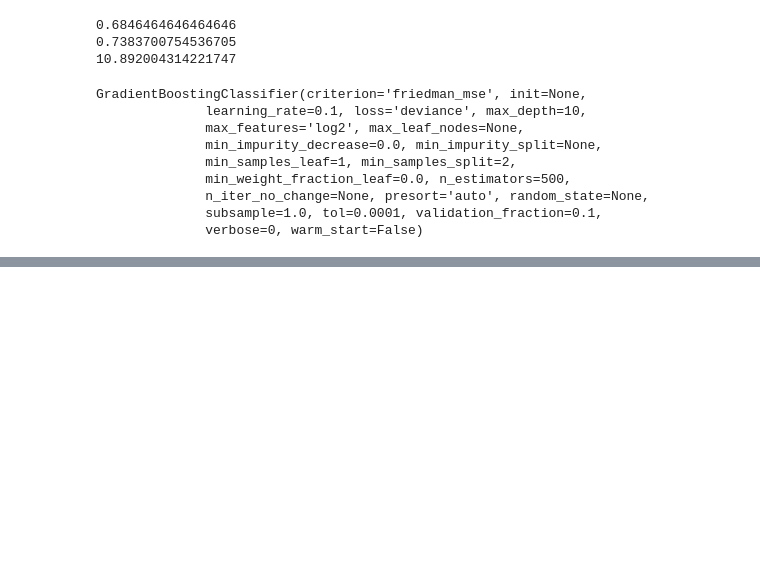
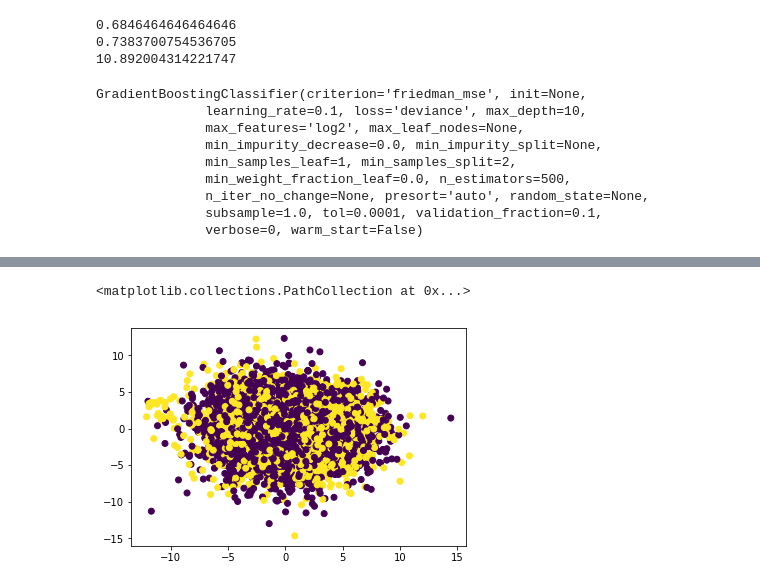
Before and after one commit to buquicchiol/DS595-FinalProject, a Jupyter notebook: Sparse_Classification.ipynb, the cells around one changed output, grey strips where cells are left out. Cells and saved outputs as stored; diff of their text form; code cells hidden in the pictures; blank space fills up the shorter version.

```diff
--- a/Sparse_Classification.ipynb
+++ b/Sparse_Classification.ipynb
@@ -128,0 +157,7 @@ plt.show()
+# %%
+# Prepare the data to compute a baseline score
+similarity_scores = similarity_scores.reshape((sample_size, 237*237))
+
+X_train_baseline, X_test_baseline, y_train_baseline, y_test_baseline = train_test_split(similarity_scores, train_data.loc[:sample_size-1]['is_duplicate'], test_size=0.33, random_state=42)
+
+similarity_scores = similarity_scores.reshape((sample_size, 237, 237))
@@ -130,20 +191,22 @@ plt.show()
 # Copy the similarity scores to a preserve the original data
 #    This allows us to play with how sparse we want to make the results
 sparse_results = copy.copy(similarity_scores)
-sparse_results[sparse_results < .3] = 0.0
+sparse_results[sparse_results < threshold] = 0.0
+
+sparse_results = sparse_results.reshape((sample_size, 237, 237))
 # %%
 # Since the majority of our data lives in the upper-left quadrant
 #    Let's readjust the size to speed things up
-sub_sparse = sparse_results[:, :20, :20]
+sub_sparse = sparse_results[:, :window_size, :window_size]
 
 # Make a random matrix to compress our data
-A = np.random.normal(loc=0, scale=1, size=(121, 20*20))
+A = np.random.normal(loc=0, scale=1, size=(comp_size, window_size*window_size))
 
 comp_sub_sparse_data = []
 
 for i in range(sub_sparse.shape[0]):
     # Bang every entry in our sub-sampled sparse dataset into this vector
-    comp_vec = np.matmul(A, sub_sparse[i].reshape(20*20, 1))
+    comp_vec = np.matmul(A, sub_sparse[i].reshape(window_size*window_size, 1))
     comp_sub_sparse_data.append(comp_vec)
 
 # Convert this new data into a numpy array for convenience
@@ -153,4 +218,4 @@ print(comp_sub_sparse_data.shape)
 # %%
 # Because we only used the first 30,000 questions get their labels
-labels = train_data.loc[:29999]['is_duplicate']
+labels = train_data.loc[:sample_size-1]['is_duplicate']
 # %%
@@ -354,3 +458,9 @@ print(xgb_log_loss_max)
+# %%
+# Plot the data when compressed to 2 dimensions
+plt.scatter(comp_sub_sparse_data[:, 0], comp_sub_sparse_data[:, 1], c=labels)
+# %% [output]
+<matplotlib.collections.PathCollection at 0x...>
+[figure, added]
 # %%
 # Retrieve the metrics from the dictionary
 accs = []
```
Also changed, not shown: parts of 19 cells of this notebook.
